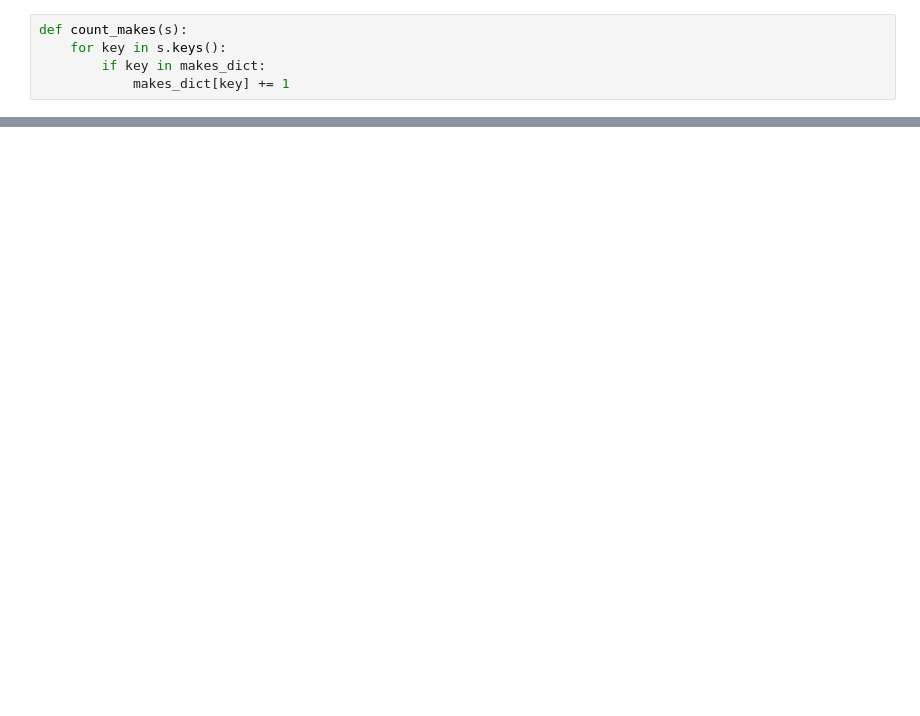
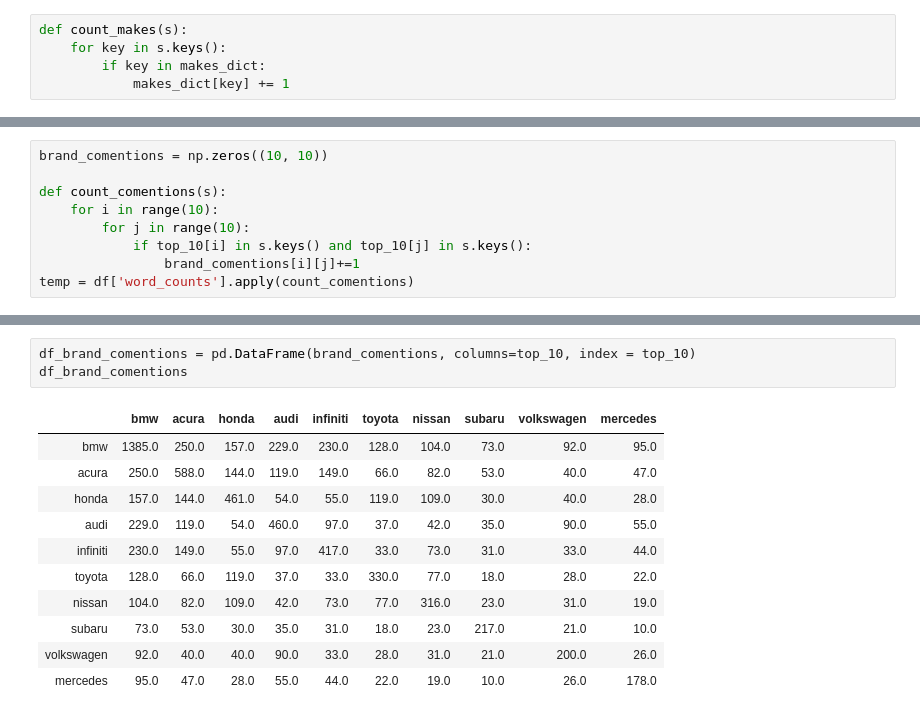
Before and after one commit to datajake-hill/text_hw1, a Jupyter notebook: HW1_Analysis.ipynb, the cells around one changed output, grey strips where cells are left out. Saved outputs shown, nothing was run; the diff lists cells and outputs as text; blank space fills up the shorter version.

```diff
--- a/HW1_Analysis.ipynb
+++ b/HW1_Analysis.ipynb
@@ -95,0 +158,9 @@ print(makes_dict)
+# %%
+brand_comentions = np.zeros((10, 10))
+
+def count_comentions(s):
+    for i in range(10):
+        for j in range(10):
+            if top_10[i] in s.keys() and top_10[j] in s.keys():
+                brand_comentions[i][j]+=1
+temp = df['word_counts'].apply(count_comentions)
@@ -95,0 +177,15 @@ print(makes_dict)
+# %%
+df_brand_comentions = pd.DataFrame(brand_comentions, columns=top_10, index = top_10)
+df_brand_comentions
+# %% [output]
+|  | bmw | acura | honda | audi | infiniti | toyota | nissan | subaru | volkswagen | mercedes |
+| bmw | 1385.0 | 250.0 | 157.0 | 229.0 | 230.0 | 128.0 | 104.0 | 73.0 | 92.0 | 95.0 |
+| acura | 250.0 | 588.0 | 144.0 | 119.0 | 149.0 | 66.0 | 82.0 | 53.0 | 40.0 | 47.0 |
+| honda | 157.0 | 144.0 | 461.0 | 54.0 | 55.0 | 119.0 | 109.0 | 30.0 | 40.0 | 28.0 |
+| audi | 229.0 | 119.0 | 54.0 | 460.0 | 97.0 | 37.0 | 42.0 | 35.0 | 90.0 | 55.0 |
+| infiniti | 230.0 | 149.0 | 55.0 | 97.0 | 417.0 | 33.0 | 73.0 | 31.0 | 33.0 | 44.0 |
+| toyota | 128.0 | 66.0 | 119.0 | 37.0 | 33.0 | 330.0 | 77.0 | 18.0 | 28.0 | 22.0 |
+| nissan | 104.0 | 82.0 | 109.0 | 42.0 | 73.0 | 77.0 | 316.0 | 23.0 | 31.0 | 19.0 |
+| subaru | 73.0 | 53.0 | 30.0 | 35.0 | 31.0 | 18.0 | 23.0 | 217.0 | 21.0 | 10.0 |
+| volkswagen | 92.0 | 40.0 | 40.0 | 90.0 | 33.0 | 28.0 | 31.0 | 21.0 | 200.0 | 26.0 |
+| mercedes | 95.0 | 47.0 | 28.0 | 55.0 | 44.0 | 22.0 | 19.0 | 10.0 | 26.0 | 178.0 |
```
Also changed, not shown: parts of 30 cells of this notebook.
